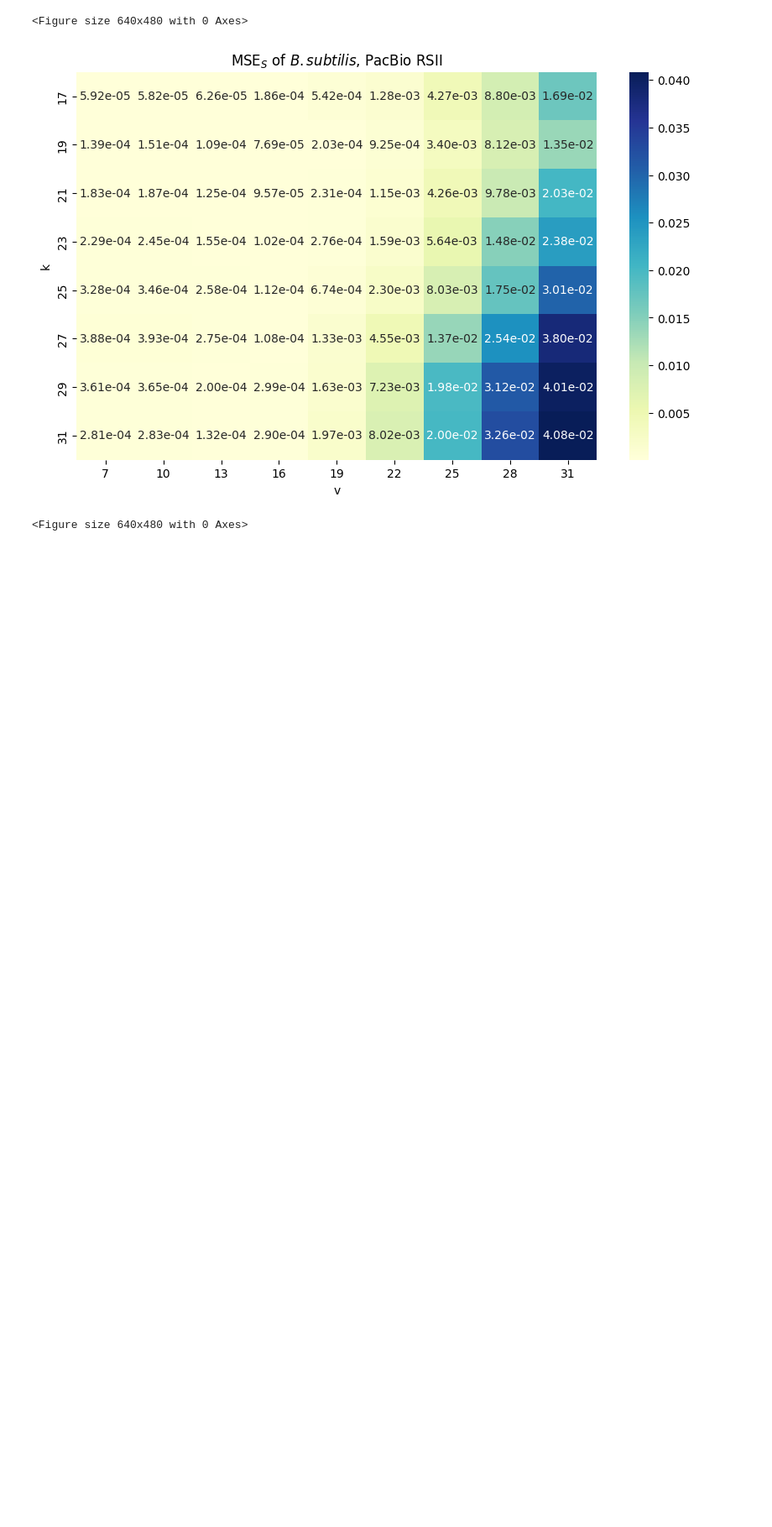
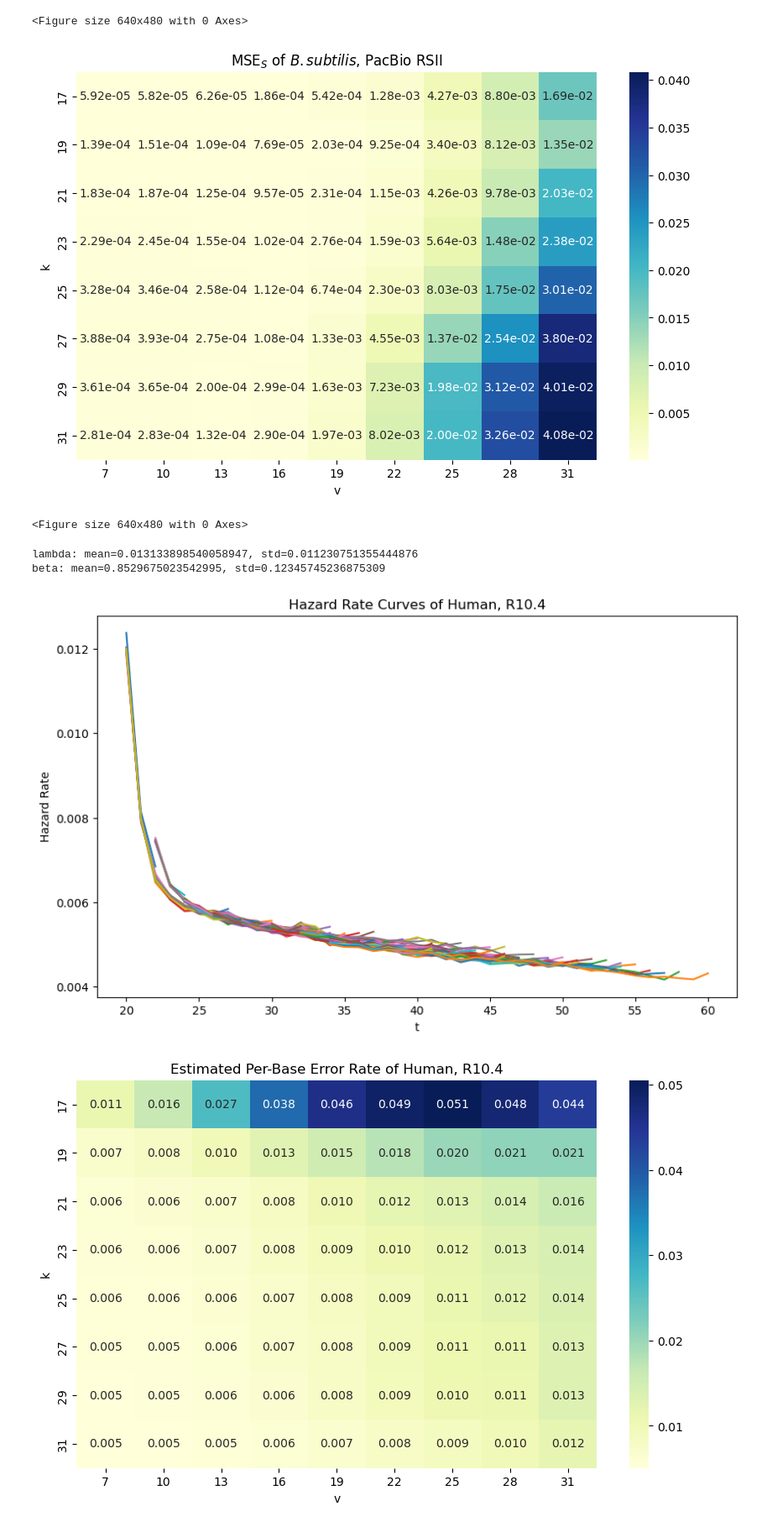
Before and after one commit to GZHoffie/skiver-test, a Jupyter notebook: experiments/parameter_dependence/plot_results_trim.ipynb, the cells around one changed output. Shown at 84% size. Drawn from its saved outputs; the diff is of its cells as text; code cells hidden in the pictures; blank space fills up the shorter version.

Commit message:
Hazard rate estimation parameter choice

```diff
--- a/experiments/parameter_dependence/plot_results_trim.ipynb
+++ b/experiments/parameter_dependence/plot_results_trim.ipynb
@@ -278,0 +300,72 @@ plt.savefig("../../figures/SRR7498042_param_dependence_survival_rate.pdf")
+# %%
+import pandas as pd
+import matplotlib.pyplot as plt
+import sklearn
+
+k_range = [17, 19, 21, 23, 25, 27, 29, 31]
+v_range = [7, 10, 13, 16, 19, 22, 25, 28, 31]
+
+plt.figure(figsize=(10, 6))
+
+
+k_list = []
+v_list = []
+lambda_list = []
+beta_list = []
+
+for k in k_range:
+    for v in v_range:
+        hazard_rate_file = f"../../output/parameter_dependence_trim/HG002_k{k}_v{v}.hazard_rate.csv"
+        hazard_rate_df = pd.read_csv(hazard_rate_file)
+
+        lambda_, beta_ = fit_weibull(hazard_rate_df["t"], hazard_rate_df["hazard_ratio"], alpha=0.5)
+        k_list.append(k)
+        v_list.append(v)
+        lambda_list.append(lambda_)
+        beta_list.append(beta_)
+
+        plt.plot(hazard_rate_df["t"], hazard_rate_df["hazard_ratio"], label=f"k={k}, v={v}")
+
+results_df = pd.DataFrame({
+    "k": k_list,
+    "v": v_list,
+    "lambda": lambda_list,
+    "beta": beta_list
+})
+
+# Show the mean and std of lambda and beta
+print(f"lambda: mean={results_df['lambda'].mean()}, std={results_df['lambda'].std()}")
+print(f"beta: mean={results_df['beta'].mean()}, std={results_df['beta'].std()}")
+
+
+plt.title("Hazard Rate Curves of Human, R10.4")
+plt.xlabel("t")
+plt.ylabel("Hazard Rate")
+#plt.xscale("log")
+#plt.legend()
+plt.show()
+
+results_df = pd.DataFrame({
+    "k": k_list,
+    "v": v_list,
+    "lambda": lambda_list,
+    "beta": beta_list
+})
+
+results_df["per_base_error_rate"] = 1 - np.exp(-results_df["lambda"])
+
+# Plot the heatmap of lambda
+import seaborn as sns
+
+plt.figure(figsize=(10, 6))
+lambda_pivot = results_df.pivot(index="k", columns="v", values="per_base_error_rate")
+sns.heatmap(lambda_pivot, annot=True, fmt=".3f", cmap="YlGnBu")
+plt.title("Estimated Per-Base Error Rate of Human, R10.4")
+plt.xlabel("v")
+plt.ylabel("k")
+plt.show()
+# %% [output]
+lambda: mean=0.013133898540058947, std=0.011230751355444876
+beta: mean=0.8529675023542995, std=0.12345745236875309
+[figure, added]
+[figure, added]
```
Also changed, not shown: parts of 4 cells of this notebook.
